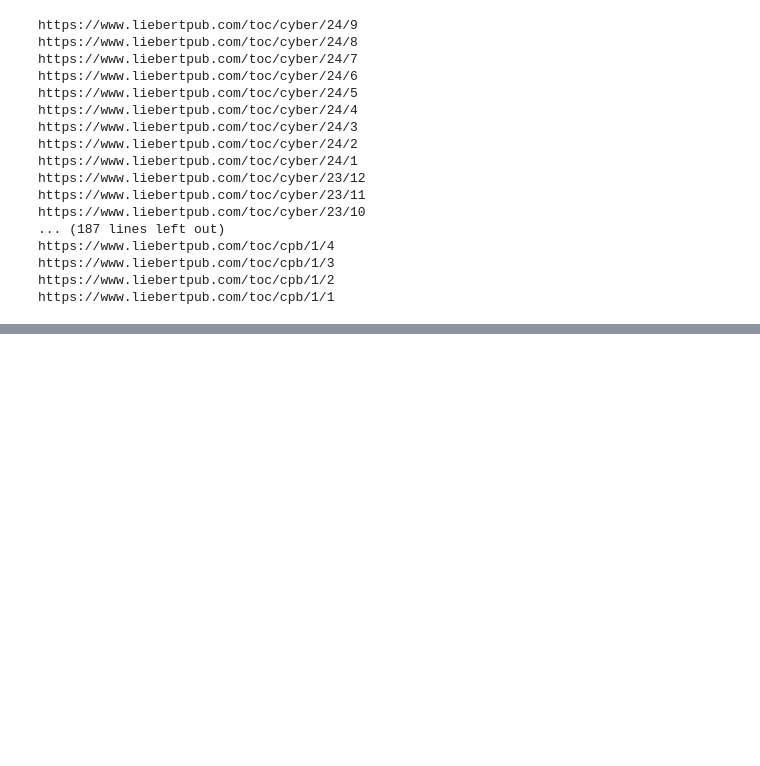
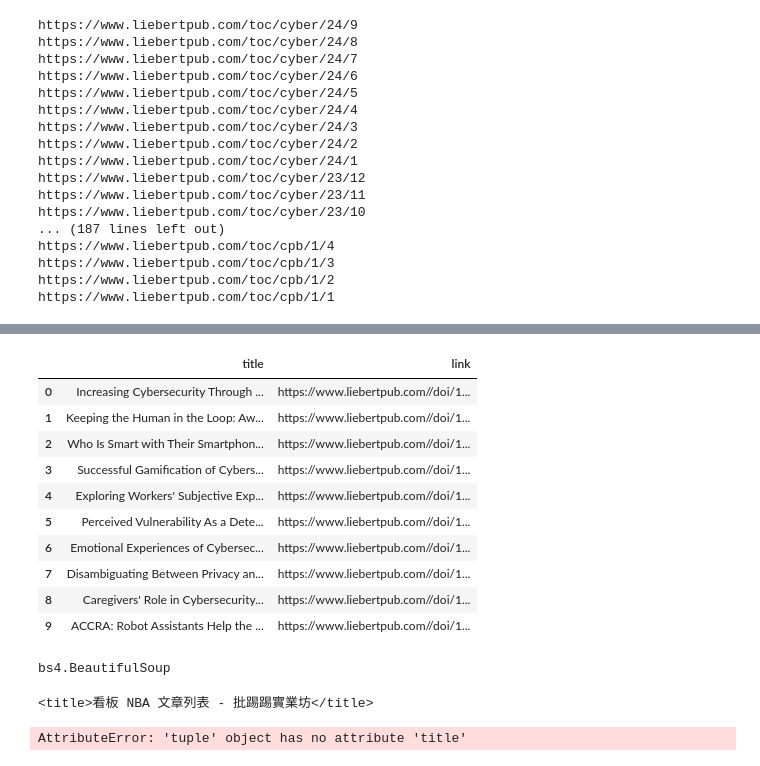
Before and after one commit to aloha1357/paper_crawler, a Jupyter notebook: paper crawler.ipynb, the cells around one changed output, grey strips where cells are left out. Saved outputs shown, nothing was run; the diff lists cells and outputs as text; code cells hidden in the pictures; blank space fills up the shorter version.

```diff
--- a/paper crawler.ipynb
+++ b/paper crawler.ipynb
@@ -162,0 +181,10 @@ https://www.liebertpub.com/toc/cpb/1/1
+# %%
+title,paper=[],[]
+for link in linkss:
+    url = link
+    html = requests.get(url).text
+    noww = BeautifulSoup(html,'html.parser')
+    for t in noww.find_all("h5",class_="issue-item__title"):
+        title.append(t.get_text())
+        pap="https://www.liebertpub.com/"+t.a.get('href')
+        paper.append(pap)
@@ -162,0 +198,49 @@ https://www.liebertpub.com/toc/cpb/1/1
+# %%
+noww = BeautifulSoup(html,'html.parser')
+
+for t in noww.find_all("h5",class_="issue-item__title"):
+    title.append(t.get_text())
+    pap="https://www.liebertpub.com/"+t.a.get('href')
+    paper.append(pap)
+# %%
+py_dict = {
+                "title": title,
+                "link": paper
+}
+py_df = pd.DataFrame(py_dict)
+py_df
+# %% [output]
+|  | title | link |
+| 0 | Increasing Cybersecurity Through ... | https://www.liebertpub.com//doi/1... |
+| 1 | Keeping the Human in the Loop: Aw... | https://www.liebertpub.com//doi/1... |
+| 2 | Who Is Smart with Their Smartphon... | https://www.liebertpub.com//doi/1... |
+| 3 | Successful Gamification of Cybers... | https://www.liebertpub.com//doi/1... |
+| 4 | Exploring Workers' Subjective Exp... | https://www.liebertpub.com//doi/1... |
+| 5 | Perceived Vulnerability As a Dete... | https://www.liebertpub.com//doi/1... |
+| 6 | Emotional Experiences of Cybersec... | https://www.liebertpub.com//doi/1... |
+| 7 | Disambiguating Between Privacy an... | https://www.liebertpub.com//doi/1... |
+| 8 | Caregivers' Role in Cybersecurity... | https://www.liebertpub.com//doi/1... |
+| 9 | ACCRA: Robot Assistants Help the ... | https://www.liebertpub.com//doi/1... |
+# %%
+import requests as rq
+from bs4 import BeautifulSoup
+
+url = "https://www.ptt.cc/bbs/NBA/index.html" # PTT NBA 板
+response = rq.get(url) # 用 requests 的 get 方法把網頁抓下來
+html_doc = response.text # text 屬性就是 html 檔案
+soup = BeautifulSoup(response.text, 'lxml') # 指定 lxml 作為解析器
+
+type(soup)
+# %% [output]
+bs4.BeautifulSoup
+# %%
+
+soupp = BeautifulSoup(html_doc, "lxml") # 指定 lxml 作為解析器
+soupp.title
+# %% [output]
+<title>看板 NBA 文章列表 - 批踢踢實業坊</title>
+# %%
+soupp = ('html_file', 'html.parser')
+print(soupp.title.string)
+# %% [output]
+AttributeError: 'tuple' object has no attribute 'title'
```
Also changed, not shown: parts of 3 cells of this notebook.
